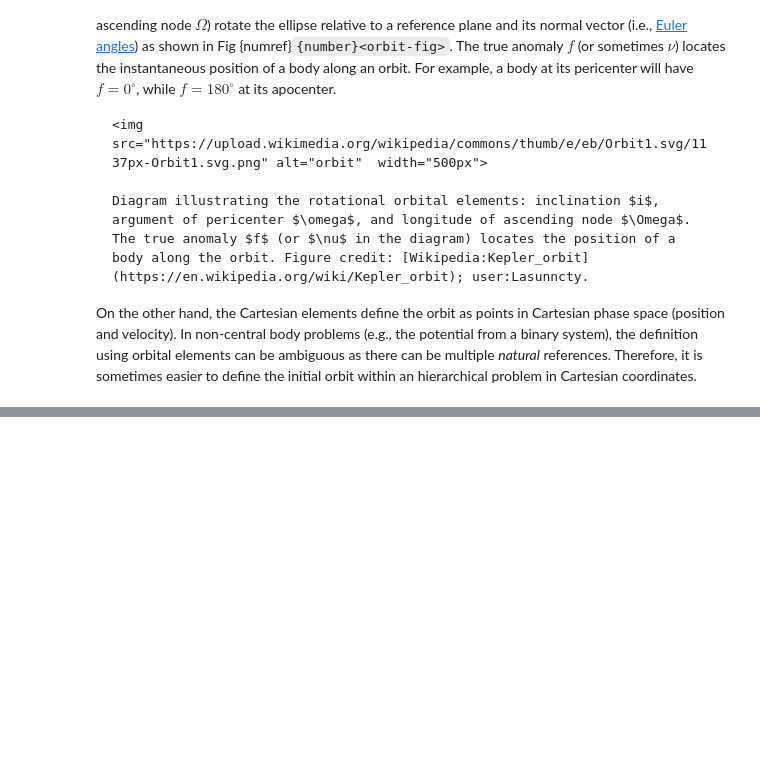
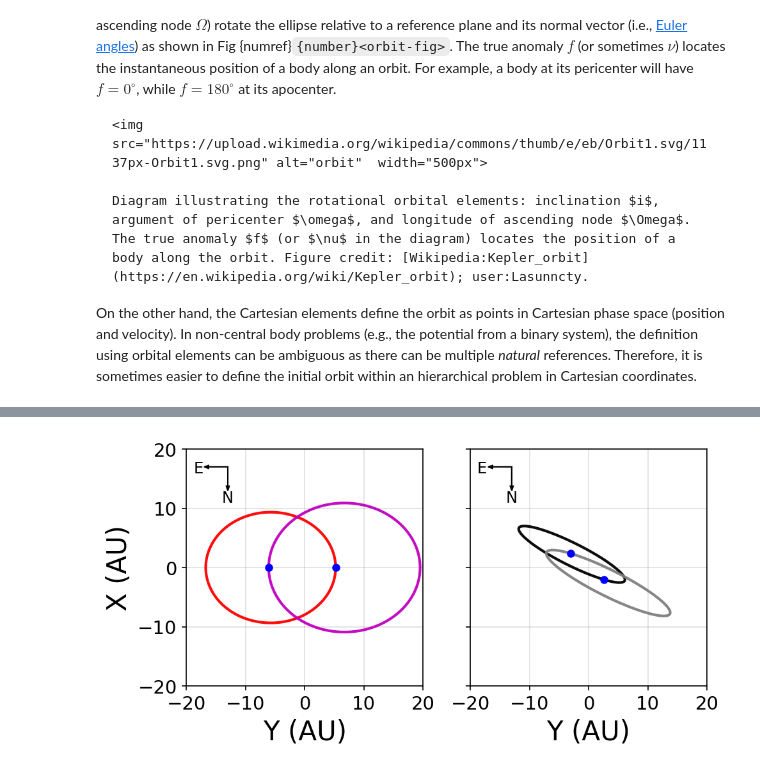
Before and after one commit to saturnaxis/exoplanet-binary, a Jupyter notebook: docs/_sources/Tutorials/intro-alpha-centauri.ipynb, the cells around one changed output, grey strips where cells are left out. Cells and saved outputs as stored; diff of their text form; code cells hidden in the pictures; blank space fills up the shorter version.

```diff
--- a/docs/_sources/Tutorials/intro-alpha-centauri.ipynb
+++ b/docs/_sources/Tutorials/intro-alpha-centauri.ipynb
@@ -585,0 +734,89 @@ Our usage of Newton's version of Kepler's third law defines $\mathcal{G} = 4\pi^
+# %%
+import numpy as np
+import matplotlib.pyplot as plt
+from matplotlib import rcParams
+from myst_nb import glue
+
+rcParams.update({'font.size': 14})
+rcParams.update({'mathtext.fontset': 'cm'})
+
+def Rotate_x(x,theta):
+    R_x = np.array([[1,0,0],[0,np.cos(theta),-np.sin(theta)],[0,np.sin(theta),np.cos(theta)]])
+    return np.dot(R_x,x)
+def Rotate_y(x,theta):
+    R_y = np.array([[np.cos(theta),0,np.sin(theta)],[0,1,0],[-np.sin(theta),0,np.cos(theta)]])
+    return np.dot(R_y,x)
+def Rotate_z(x,theta):
+    R_z = np.array([[np.cos(theta),-np.sin(theta),0],[np.sin(theta),np.cos(theta),0],[0,0,1]])
+    return np.dot(R_z,x)
+
+def get_rvec(a,e):
+    r = a*(1-e**2)/(1.+e*np.cos(f))
+    r_vec = np.zeros((len(r),3))
+    r_vec[:,0], r_vec[:,1] = r*np.cos(f), r*np.sin(f)
+    return r_vec
+
+def get_ellipse(rvec,omega,true_f,inc,RA):
+    #get points of an ellipse given rvec (array), omega (constant), true anomaly f (array) and inclination (constant)
+    ellipse = np.zeros((len(rvec),3))
+    for i in range(0,len(rvec)):
+        xp = Rotate_z(rvec[i,:],omega)
+        xp = Rotate_x(xp,inc)
+        ellipse[i,:] = Rotate_z(xp,RA)
+    return ellipse
+
+def plot_ellipse(ax,r_vec,omega,true_f,inc,RA,col):
+    ell = get_ellipse(r_vec,omega,true_f,inc,RA)
+    ax.plot(ell[:,0],-ell[:,1],'-',color=col,alpha=0.95,lw=2)
+    ax.plot(ell[0,0],-ell[0,1],'b.',ms=10)
+    return
+
+#Use the following for Alpha Cen AB:
+semi = 23.78 # semimajor axis (in AU)
+ecc = 0.524 #eccentricity
+omg = np.radians(232.3) #argument of pericenter (converted to radians)
+incl = np.radians(79.32) #inclination on the sky (converted to radians)
+RA_omg = np.radians(204.75) #longitude of ascending node
+
+m_1 = 1.133
+m_2 = 0.972
+m_tot = m_1 + m_2
+
+fs = 'x-large'
+f_step = 0.01
+f = np.arange(0,2*np.pi+f_step,f_step)
+
+r_vec1 = get_rvec(m_2/m_tot*semi,ecc)
+r_vec2 = get_rvec(m_1/m_tot*semi,ecc)
+
+fig = plt.figure(figsize=(7,5),dpi=150)
+ax1 = fig.add_subplot(121)
+ax2 = fig.add_subplot(122)
+ax_list = [ax1,ax2]
+
+for i in range(0,2):
+    ax = ax_list[i]
+    ax.grid(True,color='gray',alpha=0.25)
+    ax.set_aspect('equal')
+    ax.set_xlabel("Y (AU)",fontsize = fs)
+    if i == 0:
+        ax.set_ylabel("X (AU)",fontsize = fs)
+    else:
+        ax.set_yticklabels([])
+    ax.set_xlim(-20,20)
+    ax.set_ylim(-20,20)
+
+    ax.arrow(-13,17,-4,0,width=0.005,head_width=0.5,color='k',length_includes_head=True)
+    ax.text(-18,16,'E',horizontalalignment='center',rotation=0,fontsize='small')
+    ax.arrow(-13,17,0,-4,width=0.005,head_width=0.5,color='k',length_includes_head=True)
+    ax.text(-13,11,'N',horizontalalignment='center',rotation=0,fontsize='small')
+
+
+plot_ellipse(ax1,r_vec1,0,f,0,0,'r')
+plot_ellipse(ax1,r_vec2,np.pi,f,0,0,'m')
+
+plot_ellipse(ax2,r_vec1,omg,f,incl,RA_omg,'k')
+plot_ellipse(ax2,r_vec2,omg+np.pi,f,incl,RA_omg,'gray')
+
+glue("alpha_Cen_AB_bary", fig, display=False);
+# %% [output]
@@ -585,0 +824 @@ Our usage of Newton's version of Kepler's third law defines $\mathcal{G} = 4\pi^
+[figure, added]
```
Also changed, not shown: parts of 8 cells of this notebook, 9 other files.
